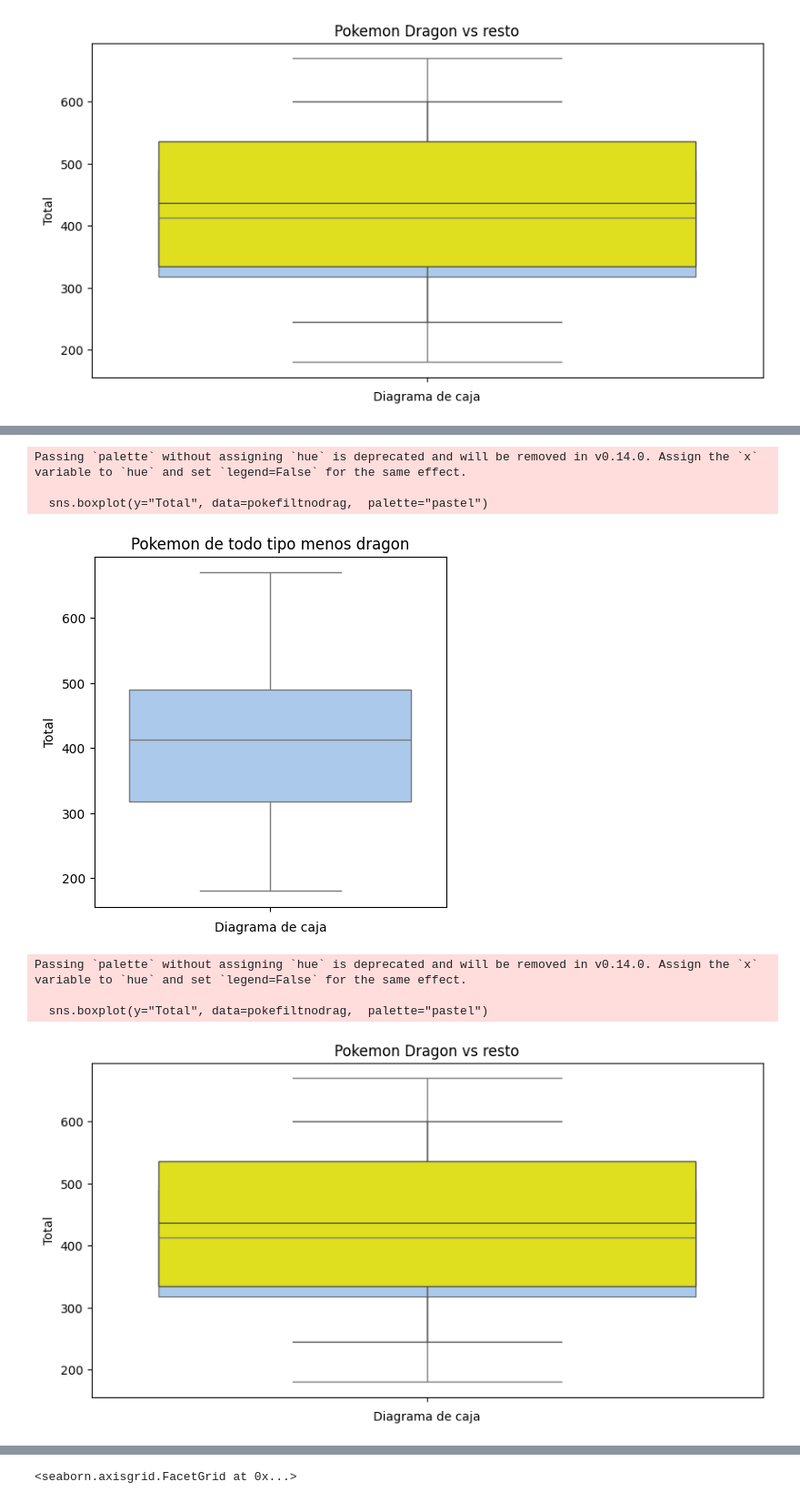
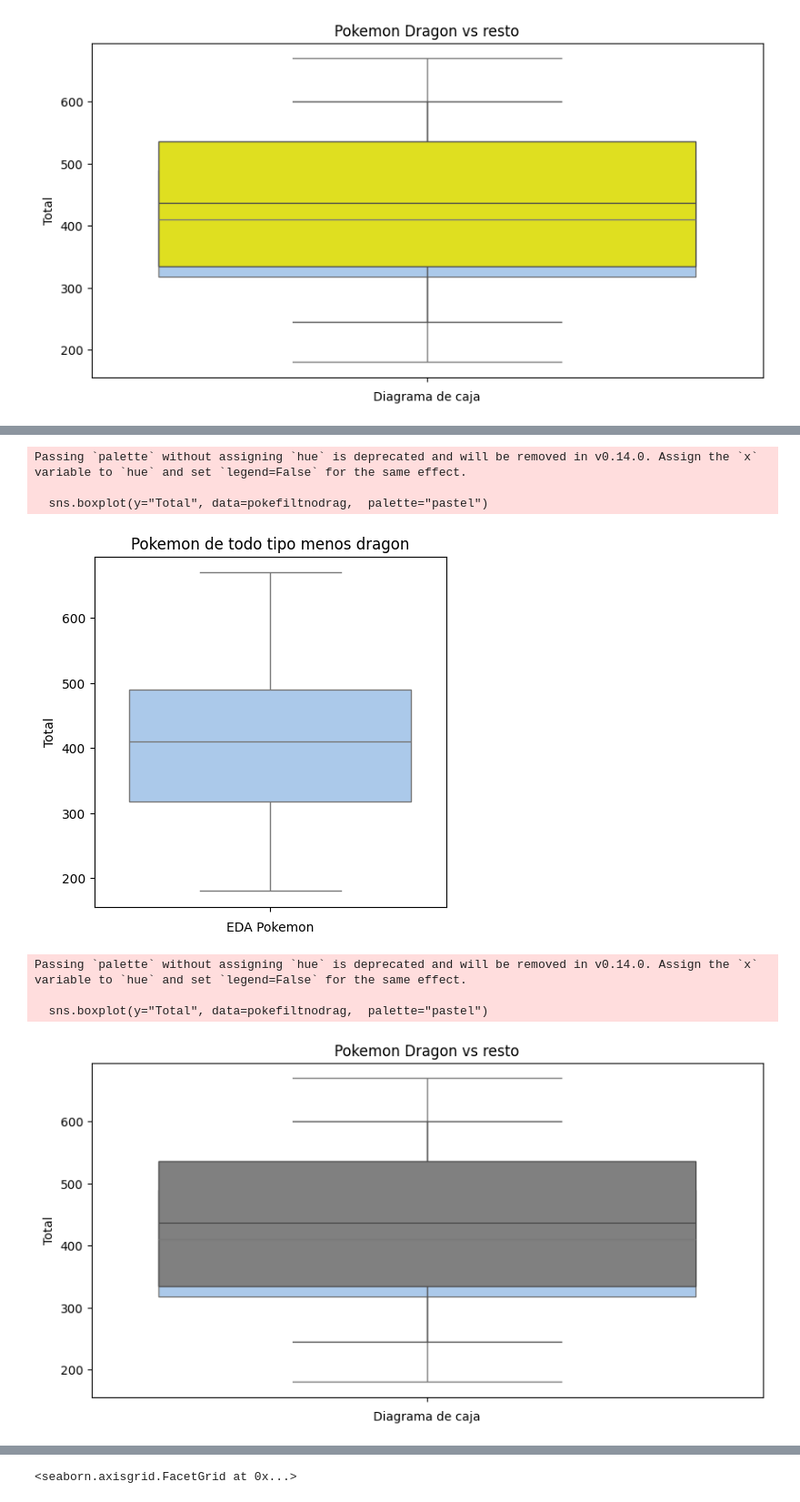
Before and after one commit to Volkmar87/EDA_Pokemon, a Jupyter notebook: 1-Memoria_EDA.ipynb, the cells around one changed output, grey strips where cells are left out. Shown at 91% size. Saved outputs shown, nothing was run; the diff lists cells and outputs as text; code cells hidden in the pictures.

```diff
--- a/1-Memoria_EDA.ipynb
+++ b/1-Memoria_EDA.ipynb
@@ -552,7 +552,7 @@ pokepsychic
 | 687 | Malamar | Dark | Psychic | 482 | 86 | 92 | 88 | 68 | 75 | 73 | 6 | ... |
 65 rows × 12 columns
 # %%
-pokefiltnodrag = pokefilt[~(pokefilt['Type 1'] == "Dragon") | ~(pokefilt['Type 2'] == "Dragon")]
+pokefiltnodrag = pokefilt[~((pokefilt['Type 1'] == "Dragon") | (pokefilt['Type 2'] == "Dragon"))]
 pokefiltnodrag
 # %% [output]
 |  | Name | Type 1 | Type 2 | Total | HP | Attack | Defense | Sp. Atk | Sp. Def | Speed | Generation | ... |
@@ -768,23 +825,23 @@ plt.xlabel("Diagrama de caja");
 plt.figure(figsize=(5,5))
 sns.boxplot(y="Total", data=pokefiltnodrag,  palette="pastel")
 plt.title("Pokemon de todo tipo menos dragon")
-plt.xlabel("Diagrama de caja");
+plt.xlabel("EDA Pokemon");
 # %% [output]
 Passing `palette` without assigning `hue` is deprecated and will be removed in v0.14.0. Assign the `x` variable to `hue` and set `legend=False` for the same effect.
 
   sns.boxplot(y="Total", data=pokefiltnodrag,  palette="pastel")
-[figure, old version]
+[figure, new version]
 # %%
 plt.figure(figsize=(10,5))
 sns.boxplot(y="Total", data=pokefiltnodrag,  palette="pastel")
-sns.boxplot(y="Total", data=pokedragon, color="yellow")
+sns.boxplot(y="Total", data=pokedragon, color="grey" )
 plt.title("Pokemon Dragon vs resto")
 plt.xlabel("Diagrama de caja");
 # %% [output]
 Passing `palette` without assigning `hue` is deprecated and will be removed in v0.14.0. Assign the `x` variable to `hue` and set `legend=False` for the same effect.
 
   sns.boxplot(y="Total", data=pokefiltnodrag,  palette="pastel")
-[figure, old version]
+[figure, new version]
 # %%
 plt.figure(figsize=(10,5))
 sns.boxplot(y="Total", data=pokeelectric, color="yellow")
```
Also changed, not shown: parts of 31 cells of this notebook, 1 other file.
